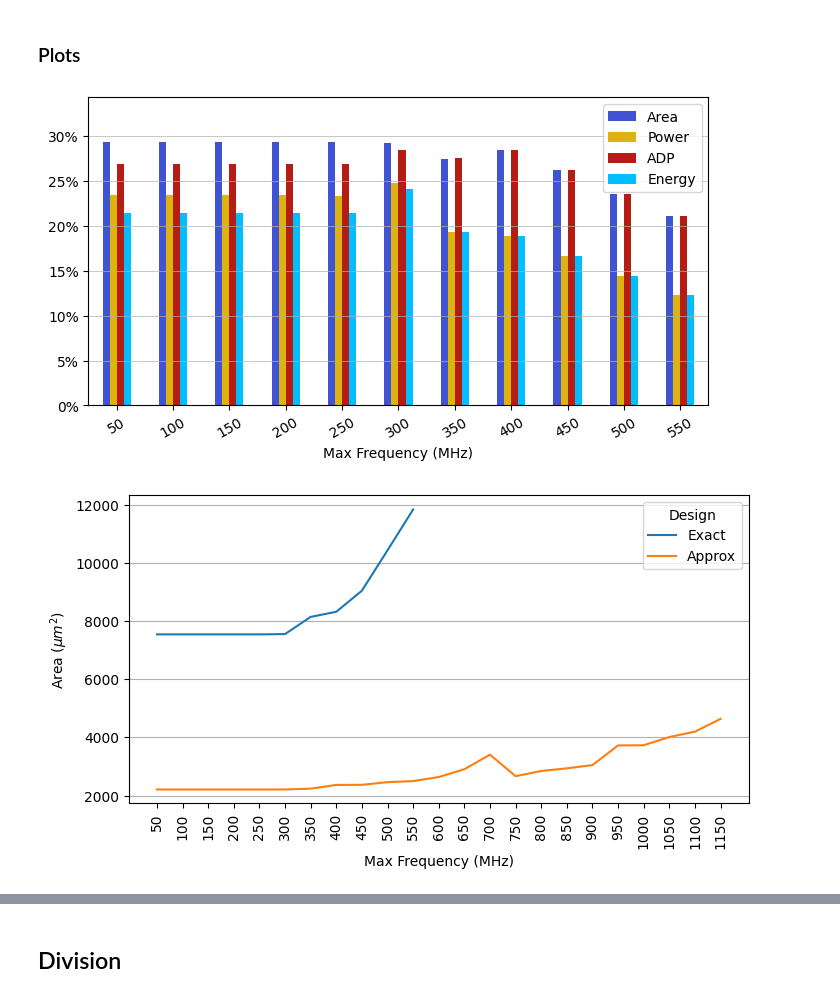
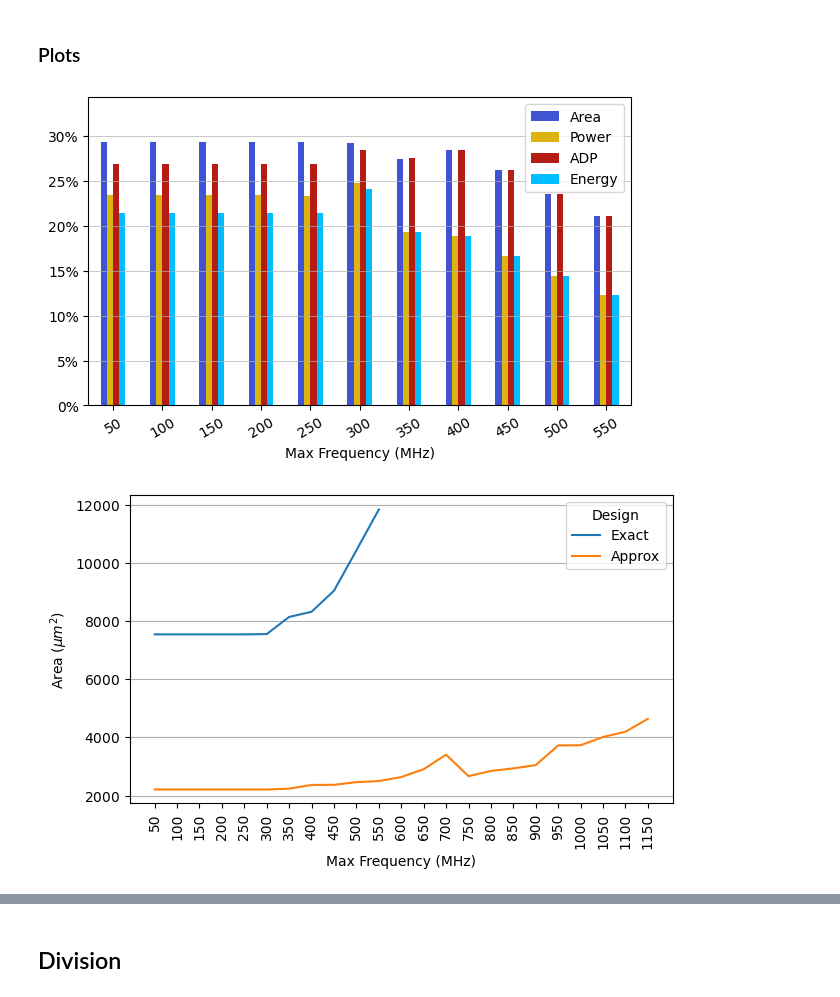
Before and after one commit to RaulMurillo/CoNGA_23, a Jupyter notebook: vhdl/plot_graphs.ipynb, the cells around one changed output, grey strips where cells are left out. Cells and saved outputs as stored; diff of their text form; code cells hidden in the pictures.

Commit message:
Updated ASIC figures

```diff
--- a/vhdl/plot_graphs.ipynb
+++ b/vhdl/plot_graphs.ipynb
@@ -108,39 +108,40 @@ gain_df.columns = [
 # %%
 colors = ['#4053D3', '#DDB310', '#B51D14', '#00BEFF', '#FB49B0', '#00B25D']
 # colors = ['#ebac23', '#b80058', '#008cf9', '#006e00', '#00bbad', '#d163e6', '#b24502', '#ff9287', '#5954d6', '#00c6f8', '#878500', '#00a76c', '#bdbdbd']
 
 
 # ax = (100-(1/gain_df)*100).plot.bar(
 ax = (gain_df).plot.bar(
     rot=30,
     color=colors,
-    figsize=(8,4)
+    figsize=(7,4)
 )
 ax.yaxis.set_major_formatter(mtick.PercentFormatter(decimals=0))
 # ax.yaxis.set_major_formatter(mtick.FormatStrFormatter('%dx'))
 plt.ylim(0, 34.3)
 
 # ax.set_yticks(range(70, 115+1, 5))
 
 # plt.hlines(y=100, xmin=-100, xmax=100, linewidth=0.75, color='gray')
 # plt.legend(loc='upper center', ncol=1, bbox_to_anchor=(1.1, 1))
 plt.legend(loc='upper right')
 # plt.title('Hardware requirements of HUB Posit adder with respect to standard adder')
 plt.xlabel('Max Frequency (MHz)')
 plt.grid(True, axis='y', linewidth=0.5)
 
 plt.savefig('figs/mult_rate.pdf', bbox_inches="tight")
 plt.show()
 # %% [output]
-[figure, old version]
+[figure, new version]
 # %%
 ax1 = area_df.plot.line(
 	y="Area",
 	rot = 90,
 	ylabel="Area ($\mu m^2$)",
-    figsize=(8,4)
+    figsize=(7,4)
 )
 ax1.set_xticks(range(50,1200,50))
+ax1.yaxis.set_major_formatter(mtick.ScalarFormatter(useOffset=False, useMathText=True))
 # ax1.set_xlim(50)
 # ax1.set_ylim(0)
 ax1.grid(True, axis="y")
@@ -150,7 +151,7 @@ plt.xlabel('Max Frequency (MHz)')
 plt.savefig('figs/mult_area.pdf', bbox_inches="tight")
 plt.show()
 # %% [output]
-[figure, old version]
+[figure, new version]
 # %%
 ax1 = power_df.plot.line(
 	y="Power",
```
Also changed, not shown: parts of 16 cells of this notebook, 18 other files.
